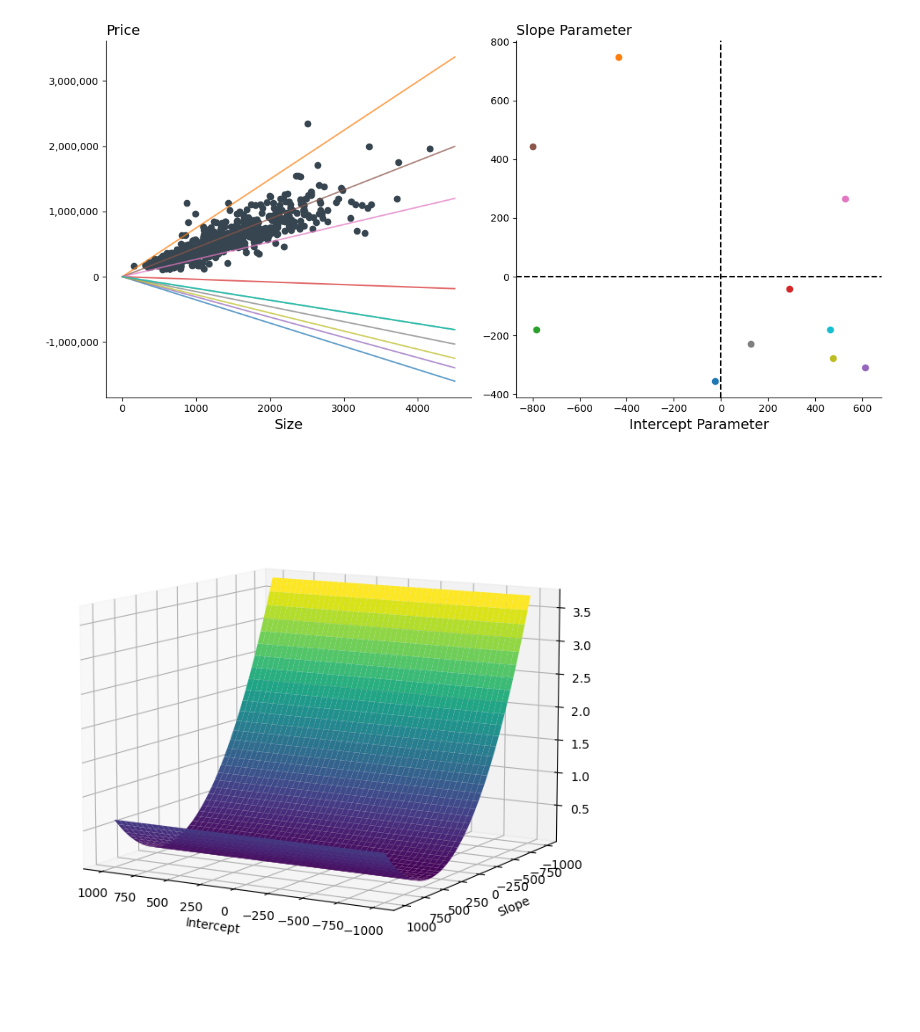
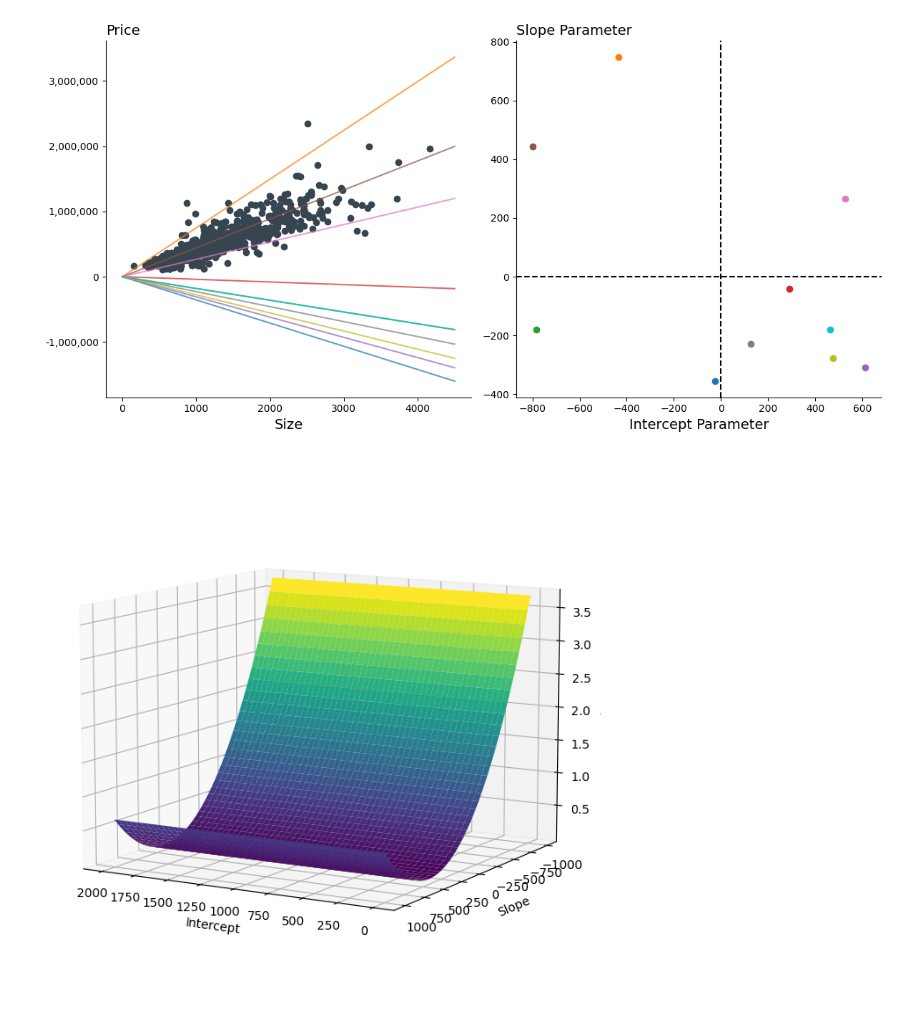
Before and after one commit to pharringtonp19/business-analytics, a Jupyter notebook: notebooks/regression1.ipynb, the cells around one changed output. Saved outputs shown, nothing was run; the diff lists cells and outputs as text; code cells hidden in the pictures.

```diff
--- a/notebooks/regression1.ipynb
+++ b/notebooks/regression1.ipynb
@@ -119,32 +120,32 @@ def affine_f(x, params):
 def loss_function(params, xs, ys_true):
     ys_pred = affine_f(xs, params)
     return jnp.mean((ys_true - ys_pred) ** 2)
 
 # Create data points from your dataset
 xs = jnp.array(df['size'].values)
 ys_true = jnp.array(df['price'].values)
 
 # Define parameter ranges and create a grid
-intercepts = jnp.linspace(-1000, 1000, 50)
+intercepts = jnp.linspace(0, 2000, 50)
 slopes = jnp.linspace(-1000, 1000, 50)
 intercepts_grid, slopes_grid = jnp.meshgrid(intercepts, slopes)
 
 # Vectorize the loss computation over the grid
 params_grid = jnp.stack([intercepts_grid.ravel(), slopes_grid.ravel()], axis=-1)
 loss_values = jax.vmap(lambda params: loss_function(params, xs, ys_true))(params_grid)
 loss_values = loss_values.reshape(intercepts_grid.shape)
 
 # Create a 3D plot
 fig = plt.figure(figsize=(12, 8))
 ax = fig.add_subplot(111, projection='3d')
 ax.plot_surface(intercepts_grid, slopes_grid, loss_values, cmap='viridis', edgecolor='none')
 
 # Customize the plot
 ax.set_xlabel("Intercept")
 ax.set_ylabel("Slope")
 ax.set_zlabel("Loss (MSE)")
 ax.view_init(elev=10, azim=120)  # Adjust these values as needed
 
 plt.show()
 # %% [output]
-[figure, old version]
+[figure, new version]
```
Also changed, not shown: parts of 7 cells of this notebook.
